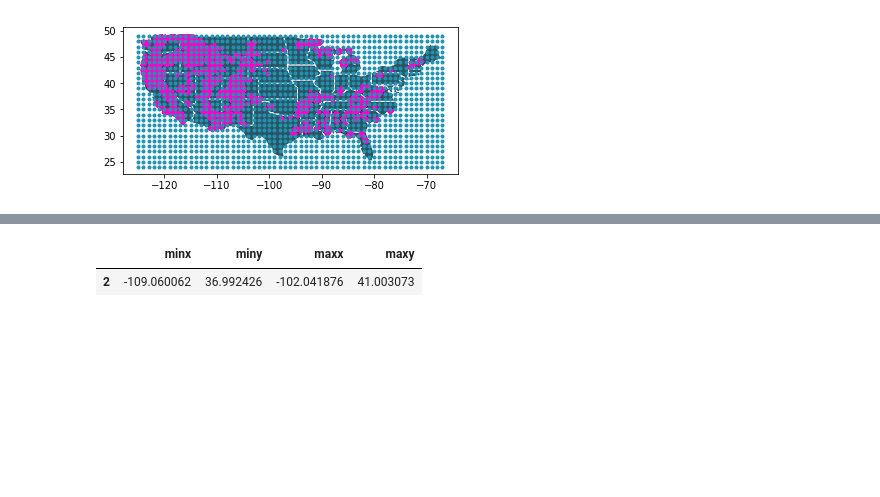
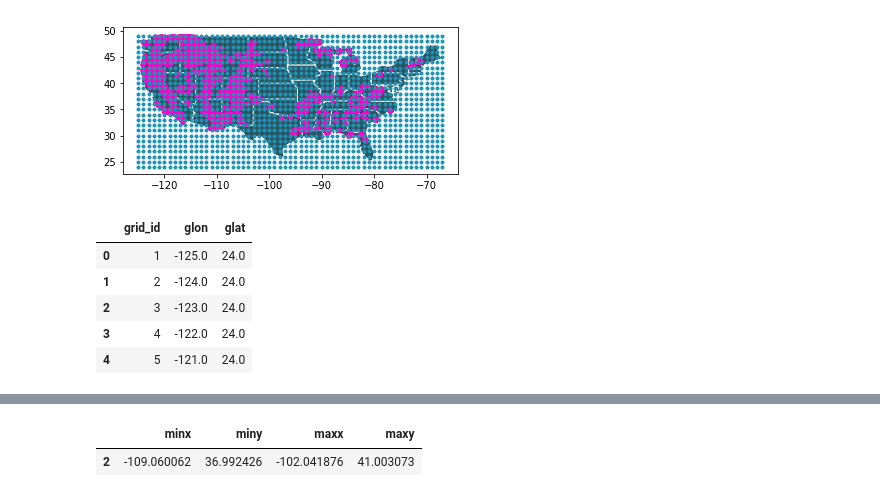
Before and after one commit to RyanGan/fire_predictor, a Jupyter notebook: py_scripts/monthly_wildfires.ipynb, the cells around one changed output, grey strips where cells are left out. Saved outputs shown, nothing was run; the diff lists cells and outputs as text; code cells hidden in the pictures; blank space fills up the shorter version.

```diff
--- a/py_scripts/monthly_wildfires.ipynb
+++ b/py_scripts/monthly_wildfires.ipynb
@@ -260,3 +264,23 @@ plt.plot(glons, glats, marker='.', color='#2193b0', linestyle='none')
 plt.show()
 # %% [output]
 [figure]
+# %%
+# grid points in polygon.
+# flatten
+grid_id_flat = grid_id_array.flatten()
+grid_id = pd.DataFrame(grid_id_flat).astype('str')
+grid_id.columns = ['grid_id']
+grid_df = pd.DataFrame(data = us_grid)
+# name columns
+grid_df.columns = ['glon', 'glat']
+# concat dataframes
+grid_df = pd.concat([grid_id, grid_df], axis=1)
+# view first rows
+grid_df.head()
+# %% [output]
+|  | grid_id | glon | glat |
+| 0 | 1 | -125.0 | 24.0 |
+| 1 | 2 | -124.0 | 24.0 |
+| 2 | 3 | -123.0 | 24.0 |
+| 3 | 4 | -122.0 | 24.0 |
+| 4 | 5 | -121.0 | 24.0 |
```
Also changed, not shown: parts of 15 cells of this notebook, 3 other files.
